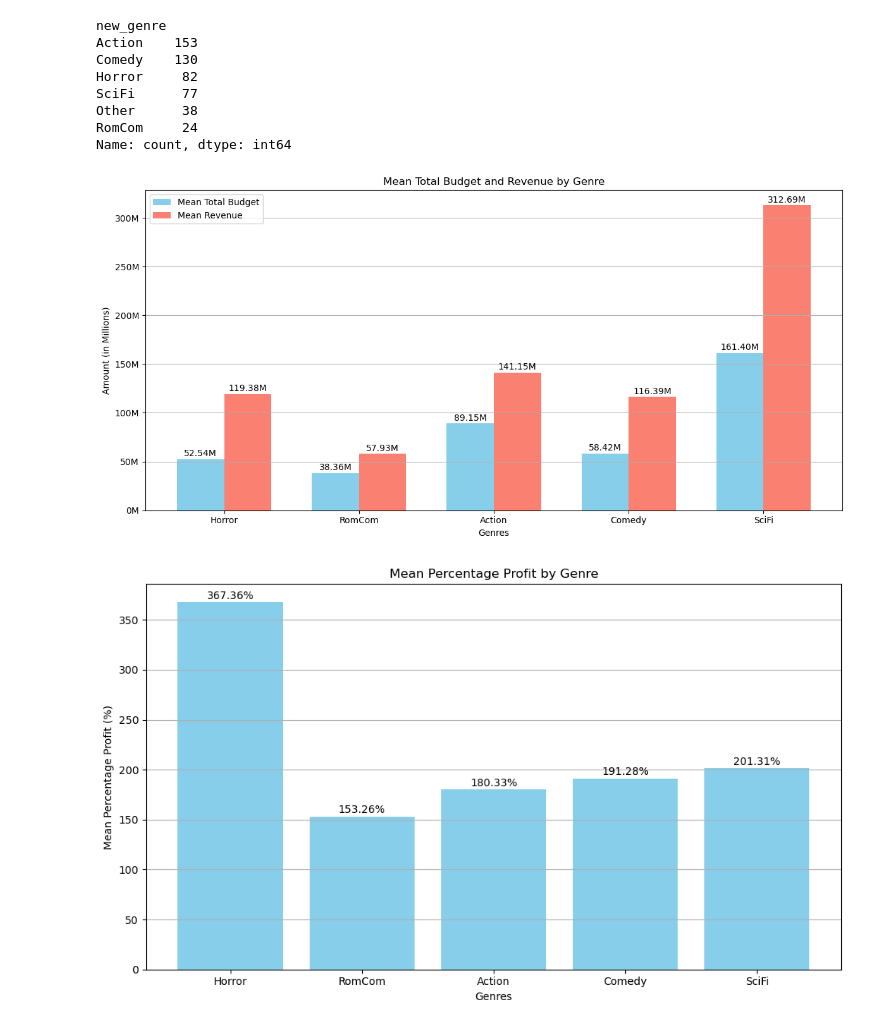
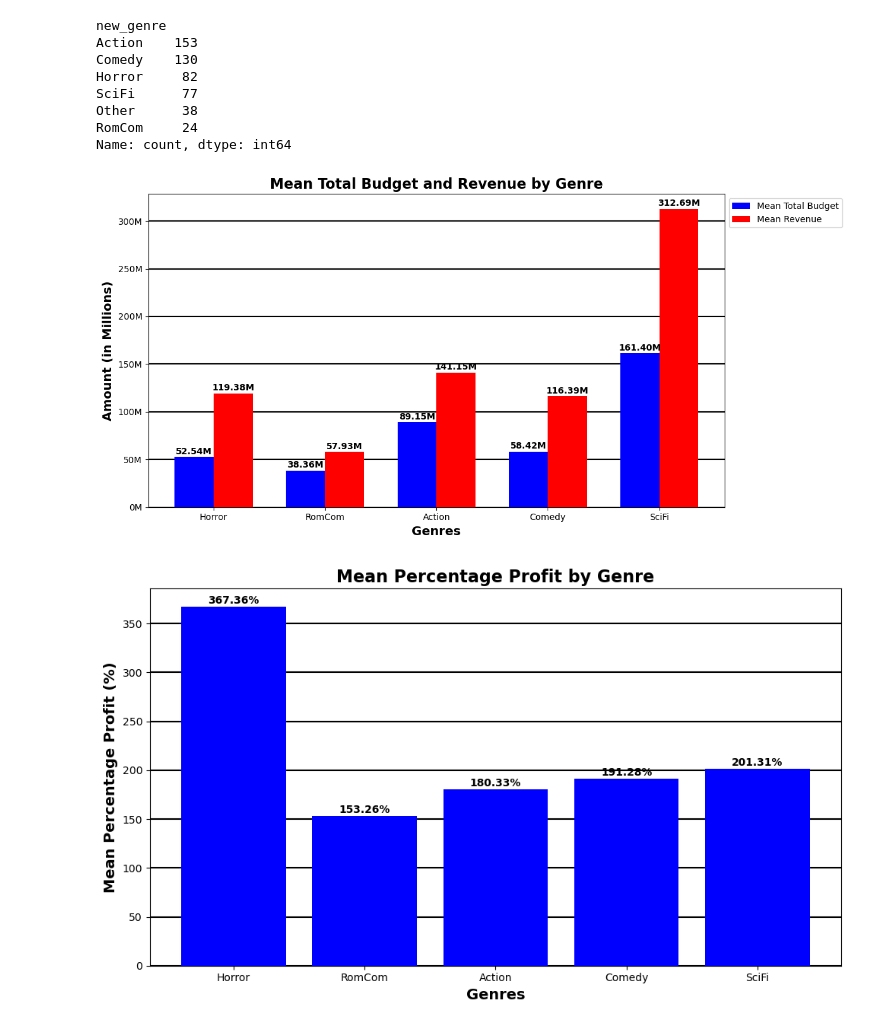
Before and after one commit to Levifahring/movie_project_one, a Jupyter notebook: project.ipynb, the cells around one changed output. Drawn from its saved outputs; the diff is of its cells as text; code cells hidden in the pictures.

```diff
--- a/project.ipynb
+++ b/project.ipynb
@@ -509,68 +464,68 @@ width = 0.35  # Width of the bars
 
 # Create the bar graph
 plt.figure(figsize=(12, 6))
-bars1 = plt.bar(x - width/2, mean_budgets_values, width, label='Mean Total Budget', color='skyblue')
-bars2 = plt.bar(x + width/2, mean_revenues_values, width, label='Mean Revenue', color='salmon')
+bars1 = plt.bar(x - width/2, mean_budgets_values, width, label='Mean Total Budget', color='blue', zorder = 3)
+bars2 = plt.bar(x + width/2, mean_revenues_values, width, label='Mean Revenue', color='red', zorder =3)
 
 # Add labels and title
-plt.xlabel('Genres')
-plt.ylabel('Amount (in Millions)')
-plt.title('Mean Total Budget and Revenue by Genre')
+plt.xlabel('Genres', fontweight = 'bold', fontsize = 14)
+plt.ylabel('Amount (in Millions)', fontweight = 'bold', fontsize = 14)
+plt.title('Mean Total Budget and Revenue by Genre', fontweight = 'bold', fontsize = 16)
 plt.xticks(x, genres)  # Set the genre labels on the x-axis
-plt.legend()
+plt.legend(loc = "upper left", bbox_to_anchor=(1,1))
 
 # Display the mean values on the bars
 for bars in [bars1, bars2]:
     for bar in bars:
         height = bar.get_height()
         plt.text(bar.get_x() + bar.get_width() / 2, height + 1000000, f"{height / 1_000_000:.2f}M",
-                 ha='center', va='bottom')  # Display values in millions on the bars
+                 ha='center', va='bottom', fontweight = "bold", zorder = 4)  # Display values in millions on the bars
 
 # Set the y-axis formatter
 plt.gca().yaxis.set_major_formatter(FuncFormatter(millions))
 
 # Show grid lines for better readability
-plt.grid(axis='y')
+plt.grid(axis='y', linewidth = 1.5, color="black", zorder = 0 )
 
 # Show the plot
 plt.tight_layout()  # Adjust layout to prevent clipping of tick-labels
 plt.savefig("graphics/mean_budget_and_revenue_by_genre.png")  # Save the figure if needed
 plt.show()
 # %% [output]
-[figure, old version]
+[figure, new version]
 # %%
 # Calculate mean percentage profit for each genre
 mean_perprofit = {
     'Horror': clean_genre_df[clean_genre_df["new_genre"] == "Horror"]["% Profit"].mean(),
     'RomCom': clean_genre_df[clean_genre_df["new_genre"] == "RomCom"]["% Profit"].mean(),
     'Action': clean_genre_df[clean_genre_df["new_genre"] == "Action"]["% Profit"].mean(),
     'Comedy': clean_genre_df[clean_genre_df["new_genre"] == "Comedy"]["% Profit"].mean(),
     'SciFi': clean_genre_df[clean_genre_df["new_genre"] == "SciFi"]["% Profit"].mean()
 }
 
 # Prepare data for the bar graph
 genres = list(mean_perprofit.keys())
 mean_perprofit_values = list(mean_perprofit.values())  # Fixed variable name
 
 # Create the bar graph
 plt.figure(figsize=(10, 6))
-plt.bar(genres, mean_perprofit_values, color='skyblue')
+plt.bar(genres, mean_perprofit_values, color='blue', zorder = 3)
 
 # Add labels and title
-plt.xlabel('Genres')
-plt.ylabel('Mean Percentage Profit (%)')  # Updated y-axis label
-plt.title('Mean Percentage Profit by Genre')
+plt.xlabel('Genres', fontweight = 'bold', fontsize = 14)
+plt.ylabel('Mean Percentage Profit (%)', fontweight = 'bold', fontsize = 14)  # Updated y-axis label
+plt.title('Mean Percentage Profit by Genre', fontweight = 'bold', fontsize = 16)
 
 # Display the mean values on the bars
 for i, v in enumerate(mean_perprofit_values):  # Fixed variable name
-    plt.text(i, v + 1, f"{v:.2f}%", ha='center', va='bottom')  # Display values as percentages on the bars
+    plt.text(i, v + 1, f"{v:.2f}%", ha='center', va='bottom', fontweight = "bold")  # Display values as percentages on the bars
 
 # Show grid lines for better readability
-plt.grid(axis='y')
+plt.grid(axis='y', linewidth = 1.5, color="black", zorder = 0)
 
 # Show the plot
 plt.tight_layout()  # Adjust layout to prevent clipping of tick-labels
 plt.savefig("graphics/perct_profit_by_genre.png")  # Save the figure if needed
 plt.show()
 # %% [output]
-[figure, old version]
+[figure, new version]
```
Also changed, not shown: parts of 6 cells of this notebook, 6 other files.
